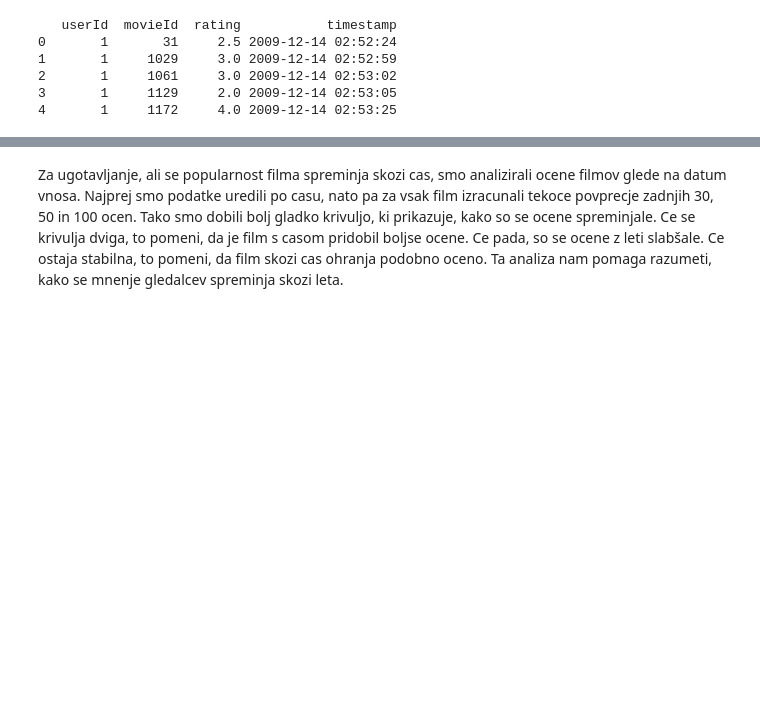
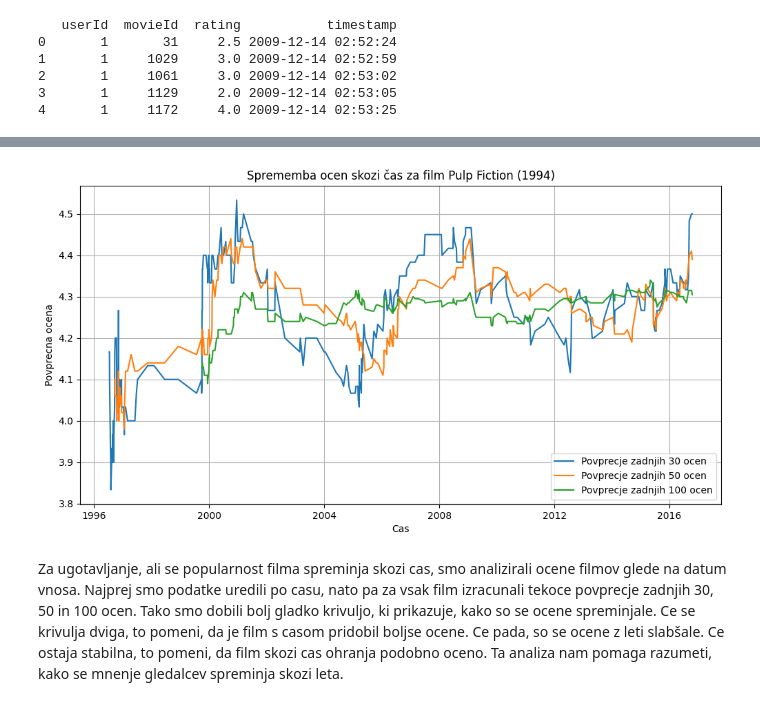
Before and after one commit to evamuller2005/PR_DN1, a Jupyter notebook: n1-sl.ipynb, the cells around one changed output, grey strips where cells are left out. Drawn from its saved outputs; the diff is of its cells as text; code cells hidden in the pictures; blank space fills up the shorter version.

```diff
--- a/n1-sl.ipynb
+++ b/n1-sl.ipynb
@@ -254,3 +254,26 @@ plt.show()
+# %%
+film_id = 296
+film_ime = movies[movies["movieId"] == film_id]["title"].values[0]
+film_ocene = ratings[ratings["movieId"] == film_id].sort_values("timestamp")
+
+film_ocene["30"] = film_ocene["rating"].rolling(window=30).mean()
+film_ocene["50"] = film_ocene["rating"].rolling(window=50).mean()
+film_ocene["100"] = film_ocene["rating"].rolling(window=100).mean()
+# %%
+plt.figure(figsize=(12, 6))
+
+plt.plot(film_ocene["timestamp"], film_ocene["30"], label="Povprecje zadnjih 30 ocen")
+plt.plot(film_ocene["timestamp"], film_ocene["50"], label="Povprecje zadnjih 50 ocen")
+plt.plot(film_ocene["timestamp"], film_ocene["100"], label="Povprecje zadnjih 100 ocen")
+
+plt.xlabel("Cas")
+plt.ylabel("Povprecna ocena")
+plt.title("Sprememba ocen skozi čas za film " + film_ime)
+plt.legend()
+plt.grid()
+plt.show()
+# %% [output]
+[figure, added]
 # %% [markdown]
 Za ugotavljanje, ali se popularnost filma spreminja skozi cas, smo analizirali ocene filmov glede na datum vnosa. Najprej smo podatke uredili po casu, nato pa za vsak film izracunali tekoce povprecje zadnjih 30, 50 in 100 ocen. Tako smo dobili bolj gladko krivuljo, ki prikazuje, kako so se ocene spreminjale. Ce se krivulja dviga, to pomeni, da je film s casom pridobil boljse ocene. Ce pada, so se ocene z leti slabšale. Ce ostaja stabilna, to pomeni, da film skozi cas ohranja podobno oceno. Ta analiza nam pomaga razumeti, kako se mnenje gledalcev spreminja skozi leta.
 # %% [markdown]
```
Also changed, not shown: parts of 5 cells of this notebook.
